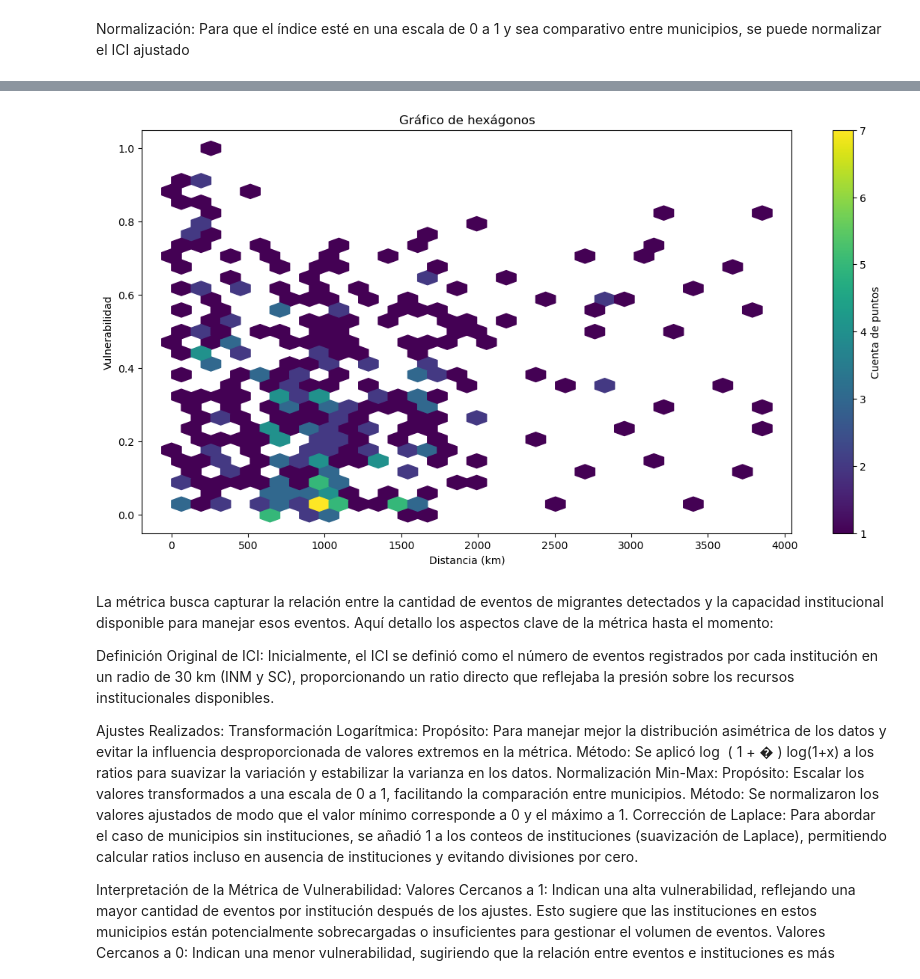
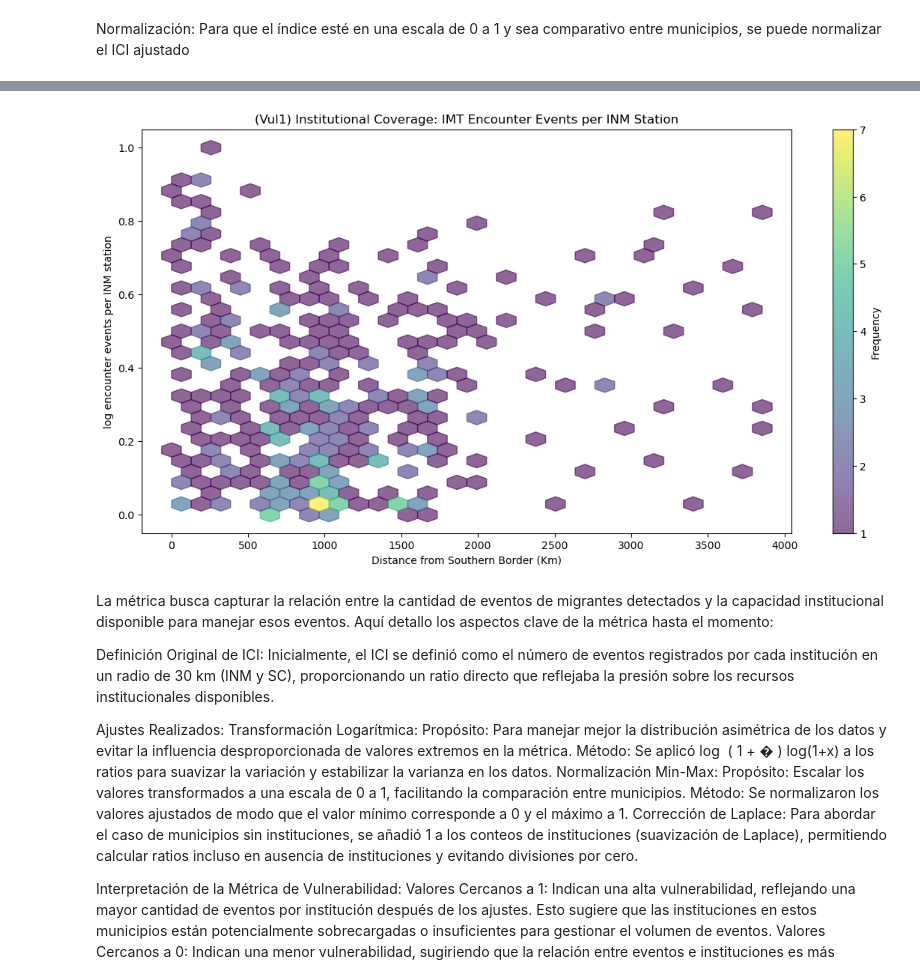
Before and after one commit to puriarter21/Mapa_Migracion_Irregular_Mexico, a Jupyter notebook: 1. Mapas/1. Mapas/Metodo_1/Articulo Mapping.ipynb, the cells around one changed output, grey strips where cells are left out. Saved outputs shown, nothing was run; the diff lists cells and outputs as text; code cells hidden in the pictures.

```diff
--- a/1. Mapas/1. Mapas/Metodo_1/Articulo Mapping.ipynb
+++ b/1. Mapas/1. Mapas/Metodo_1/Articulo Mapping.ipynb
@@ -315,17 +355,15 @@ plt.show()
-# %%
-import seaborn as sns
-import matplotlib.pyplot as plt
-
-plt.figure(figsize=(14, 7))
-
-plt.hexbin(dfvalores['distance_km'], dfvalores['norm_log_eventos_per_inm_30km'], gridsize=30, cmap='viridis', mincnt=1)
-plt.colorbar(label='Cuenta de puntos')
-plt.title('Gráfico de hexágonos')
-plt.xlabel('Distancia (km)')
-plt.ylabel('Vulnerabilidad')
-plt.show()
-# %% [output]
-[figure, removed]
+# %%
+plt.figure(figsize=(14, 7))
+
+# Añadir transparencia con el parámetro alpha
+plt.hexbin(dfvalores['distance_km'], dfvalores['norm_log_eventos_per_inm_30km'], gridsize=30, cmap='viridis', mincnt=1, alpha=0.6)
+plt.colorbar(label='Frequency')
+plt.title('(Vul1) Institutional Coverage: IMT Encounter Events per INM Station')
+plt.xlabel('Distance from Southern Border (Km)')
+plt.ylabel('log encounter events per INM station')
+plt.show()
+# %% [output]
+[figure, added]
 # %% [markdown]
 La métrica busca capturar la relación entre la cantidad de eventos de migrantes detectados y la capacidad institucional disponible para manejar esos eventos. Aquí detallo los aspectos clave de la métrica hasta el momento:
 
```
Also changed, not shown: parts of 45 cells of this notebook, 11 other files.
